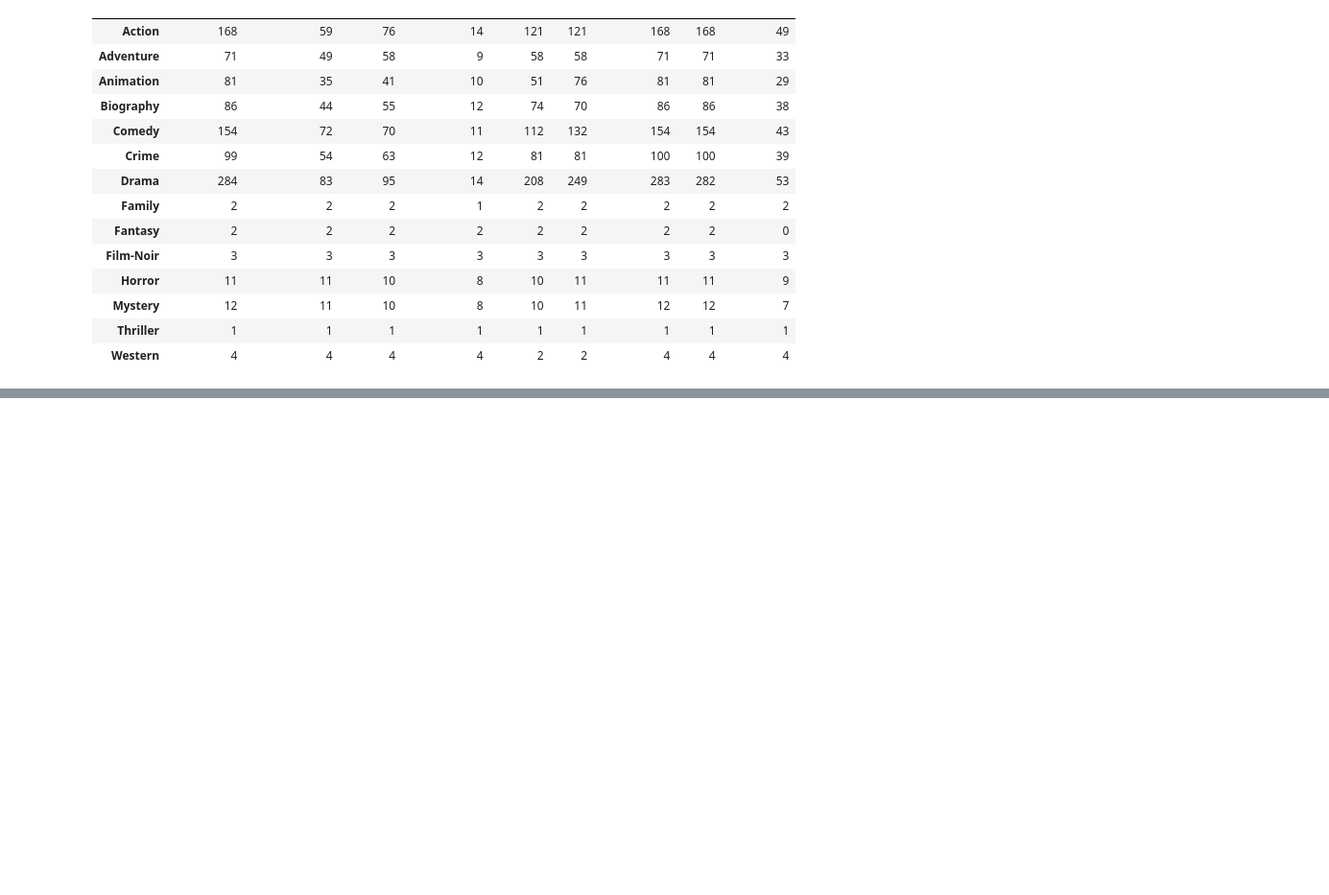
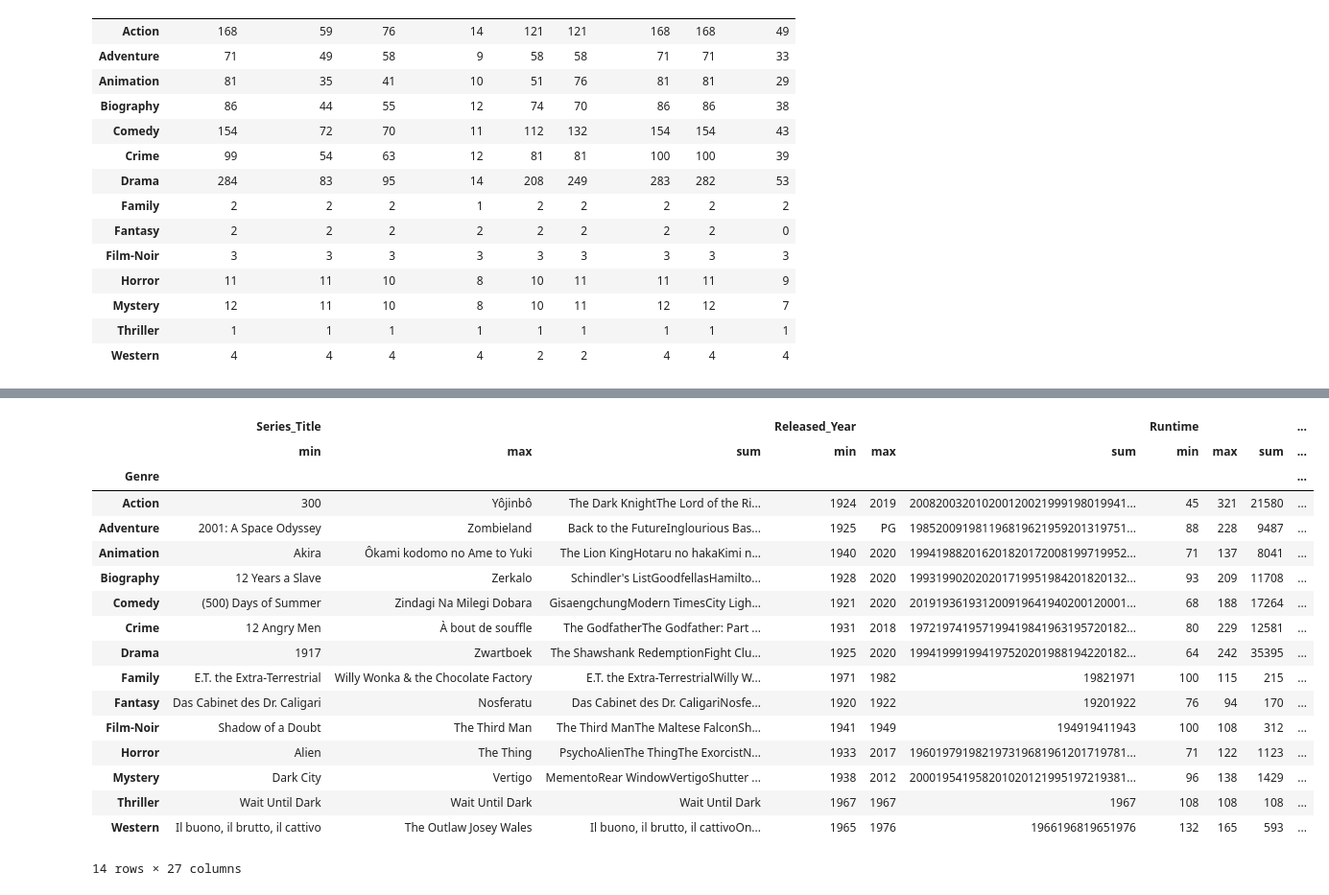
Before and after one commit to ProgramerSalar/Pandas, a Jupyter notebook: groupby_objects.ipynb, the cells around one changed output, grey strips where cells are left out. Shown: that part at 96% size. Cells and saved outputs as stored; diff of their text form; code cells hidden in the pictures; blank space fills up the shorter version.

```diff
--- a/groupby_objects.ipynb
+++ b/groupby_objects.ipynb
@@ -227,0 +253,23 @@ genres
+# %%
+# passing list
+# genres.agg(['min','max','sum','mean'])
+genres.agg(['min','max','sum'])
+# %% [output]
+|  | Series_Title |  |  | Released_Year |  |  | Runtime |  |  | ... |
+|  | min | max | sum | min | max | sum | min | max | sum | ... |
+| Genre |  |  |  |  |  |  |  |  |  | ... |
+| Action | 300 | Yôjinbô | The Dark KnightThe Lord of the Ri... | 1924 | 2019 | 200820032010200120021999198019941... | 45 | 321 | 21580 | ... |
+| Adventure | 2001: A Space Odyssey | Zombieland | Back to the FutureInglourious Bas... | 1925 | PG | 198520091981196819621959201319751... | 88 | 228 | 9487 | ... |
+| Animation | Akira | Ôkami kodomo no Ame to Yuki | The Lion KingHotaru no hakaKimi n... | 1940 | 2020 | 199419882016201820172008199719952... | 71 | 137 | 8041 | ... |
+| Biography | 12 Years a Slave | Zerkalo | Schindler's ListGoodfellasHamilto... | 1928 | 2020 | 199319902020201719951984201820132... | 93 | 209 | 11708 | ... |
+| Comedy | (500) Days of Summer | Zindagi Na Milegi Dobara | GisaengchungModern TimesCity Ligh... | 1921 | 2020 | 201919361931200919641940200120001... | 68 | 188 | 17264 | ... |
+| Crime | 12 Angry Men | À bout de souffle | The GodfatherThe Godfather: Part ... | 1931 | 2018 | 197219741957199419841963195720182... | 80 | 229 | 12581 | ... |
+| Drama | 1917 | Zwartboek | The Shawshank RedemptionFight Clu... | 1925 | 2020 | 199419991994197520201988194220182... | 64 | 242 | 35395 | ... |
+| Family | E.T. the Extra-Terrestrial | Willy Wonka & the Chocolate Factory | E.T. the Extra-TerrestrialWilly W... | 1971 | 1982 | 19821971 | 100 | 115 | 215 | ... |
+| Fantasy | Das Cabinet des Dr. Caligari | Nosferatu | Das Cabinet des Dr. CaligariNosfe... | 1920 | 1922 | 19201922 | 76 | 94 | 170 | ... |
+| Film-Noir | Shadow of a Doubt | The Third Man | The Third ManThe Maltese FalconSh... | 1941 | 1949 | 194919411943 | 100 | 108 | 312 | ... |
+| Horror | Alien | The Thing | PsychoAlienThe ThingThe ExorcistN... | 1933 | 2017 | 196019791982197319681961201719781... | 71 | 122 | 1123 | ... |
+| Mystery | Dark City | Vertigo | MementoRear WindowVertigoShutter ... | 1938 | 2012 | 200019541958201020121995197219381... | 96 | 138 | 1429 | ... |
+| Thriller | Wait Until Dark | Wait Until Dark | Wait Until Dark | 1967 | 1967 | 1967 | 108 | 108 | 108 | ... |
+| Western | Il buono, il brutto, il cattivo | The Outlaw Josey Wales | Il buono, il brutto, il cattivoOn... | 1965 | 1976 | 1966196819651976 | 132 | 165 | 593 | ... |
+14 rows × 27 columns
```
Also changed, not shown: parts of 2 cells of this notebook, 1 other file.
